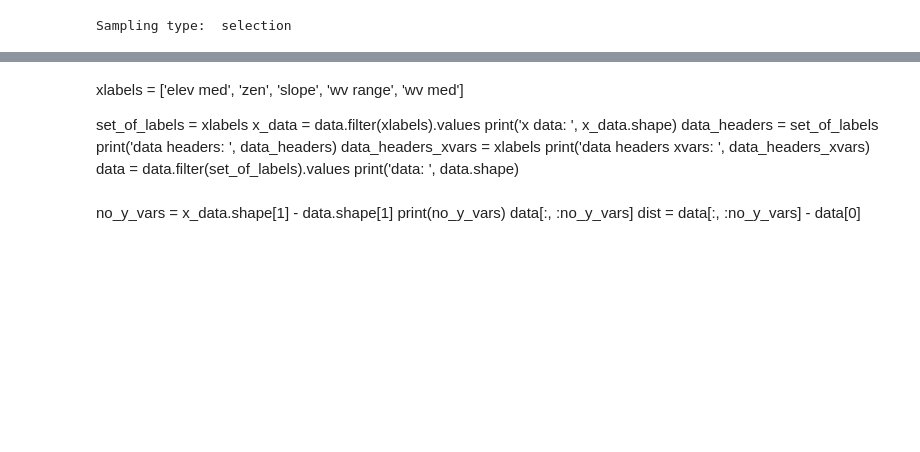
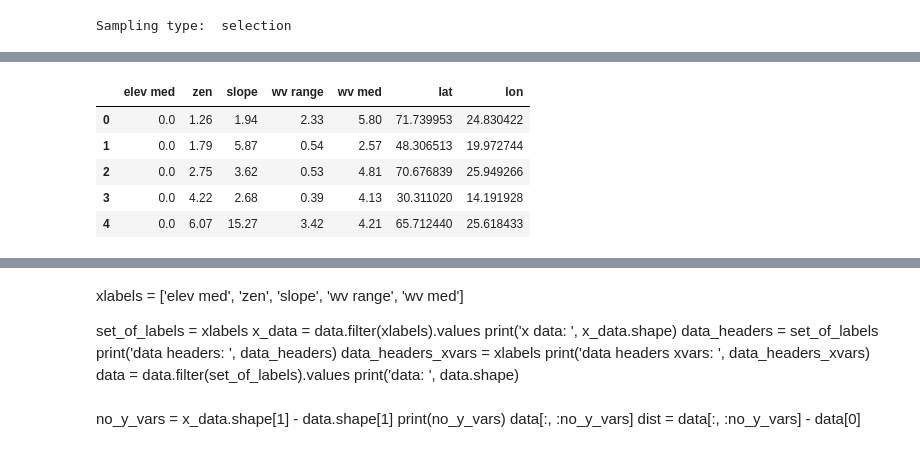
Before and after one commit to varunpatro1/EMIT_scene_analysis, a Jupyter notebook: LHS.ipynb, the cells around one changed output, grey strips where cells are left out. Cells and saved outputs as stored; diff of their text form; code cells hidden in the pictures; blank space fills up the shorter version.

```diff
--- a/LHS.ipynb
+++ b/LHS.ipynb
@@ -46,0 +58,9 @@ samples.shape
+# %%
+samples.head()
+# %% [output]
+|  | elev med | zen | slope | wv range | wv med | lat | lon |
+| 0 | 0.0 | 1.26 | 1.94 | 2.33 | 5.80 | 71.739953 | 24.830422 |
+| 1 | 0.0 | 1.79 | 5.87 | 0.54 | 2.57 | 48.306513 | 19.972744 |
+| 2 | 0.0 | 2.75 | 3.62 | 0.53 | 4.81 | 70.676839 | 25.949266 |
+| 3 | 0.0 | 4.22 | 2.68 | 0.39 | 4.13 | 30.311020 | 14.191928 |
+| 4 | 0.0 | 6.07 | 15.27 | 3.42 | 4.21 | 65.712440 | 25.618433 |
```
Also changed, not shown: parts of 11 cells of this notebook.
